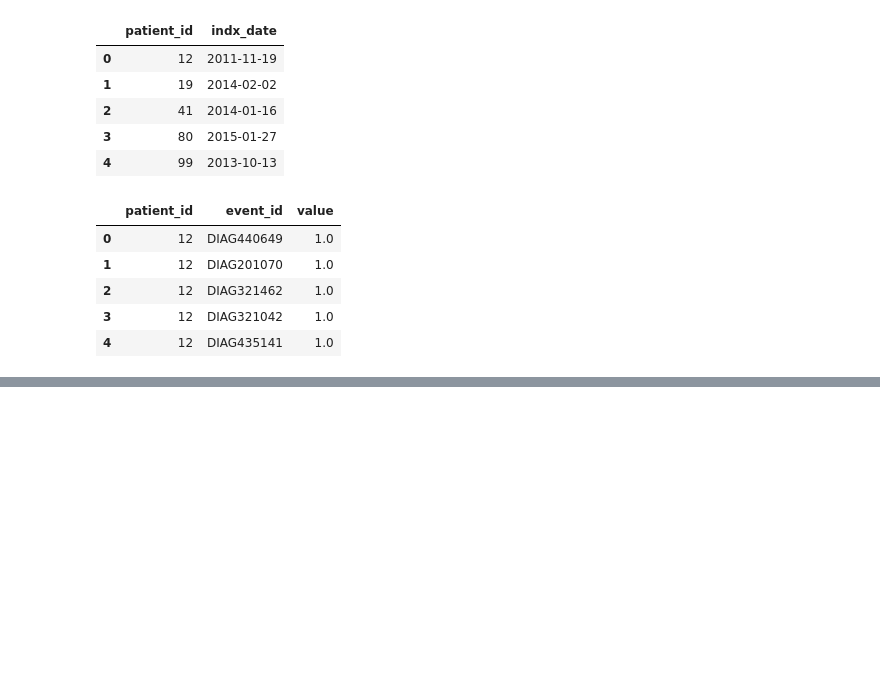
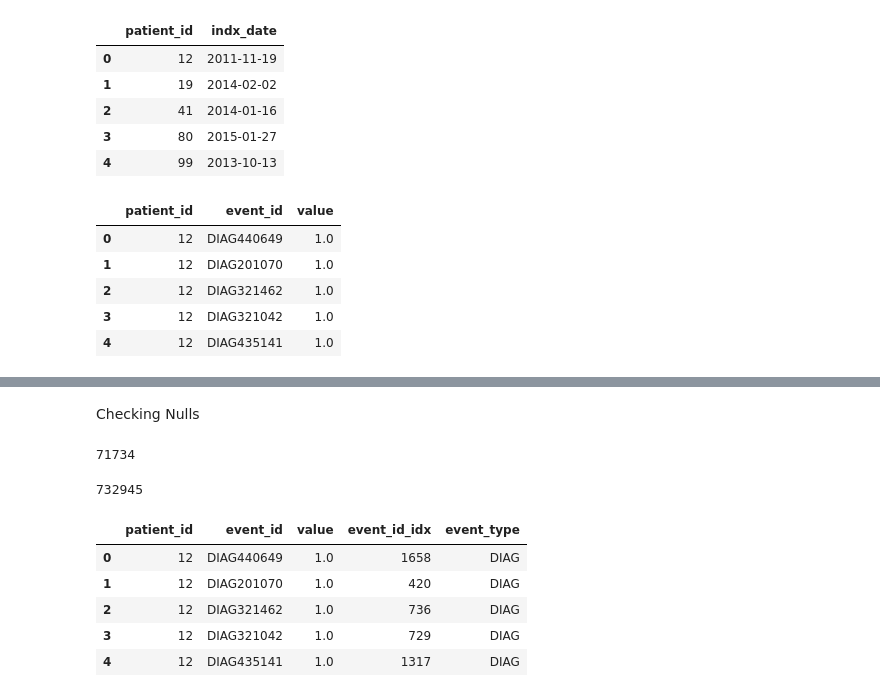
Before and after one commit to VincentLa/GeorgiaTech, a Jupyter notebook: cse6250/903178639-vla6-hw1/Homework1.ipynb, the cells around one changed output, grey strips where cells are left out. Drawn from its saved outputs; the diff is of its cells as text; code cells hidden in the pictures; blank space fills up the shorter version.

```diff
--- a/cse6250/903178639-vla6-hw1/Homework1.ipynb
+++ b/cse6250/903178639-vla6-hw1/Homework1.ipynb
@@ -314,0 +317,3 @@ filtered_events.head()
+# %%
+filtered_events_df = filtered_events
+feature_map_df = event_feature_map
@@ -314,0 +338,26 @@ filtered_events.head()
+# %% [markdown]
+Checking Nulls
+# %%
+filtered_events_df.value.isnull().sum()
+# %% [output]
+71734
+# %%
+filtered_events_df.value.isnull().size
+# %% [output]
+732945
+# %%
+# Need to Remove rows where value is null
+events_remove_na = filtered_events_df.loc[filtered_events_df.value.isnull() == False]
+# %%
+events_remove_na = events_remove_na.merge(feature_map_df, how='left', on='event_id')
+events_remove_na.rename(columns={'idx': 'event_id_idx'}, inplace=True)
+events_remove_na['event_type'] = events_remove_na.event_id.str.replace('[^a-zA-Z]', '')
+# %%
+events_remove_na.head()
+# %% [output]
+|  | patient_id | event_id | value | event_id_idx | event_type |
+| 0 | 12 | DIAG440649 | 1.0 | 1658 | DIAG |
+| 1 | 12 | DIAG201070 | 1.0 | 420 | DIAG |
+| 2 | 12 | DIAG321462 | 1.0 | 736 | DIAG |
+| 3 | 12 | DIAG321042 | 1.0 | 729 | DIAG |
+| 4 | 12 | DIAG435141 | 1.0 | 1317 | DIAG |
```
Also changed, not shown: parts of 12 cells of this notebook, 2 other files.
